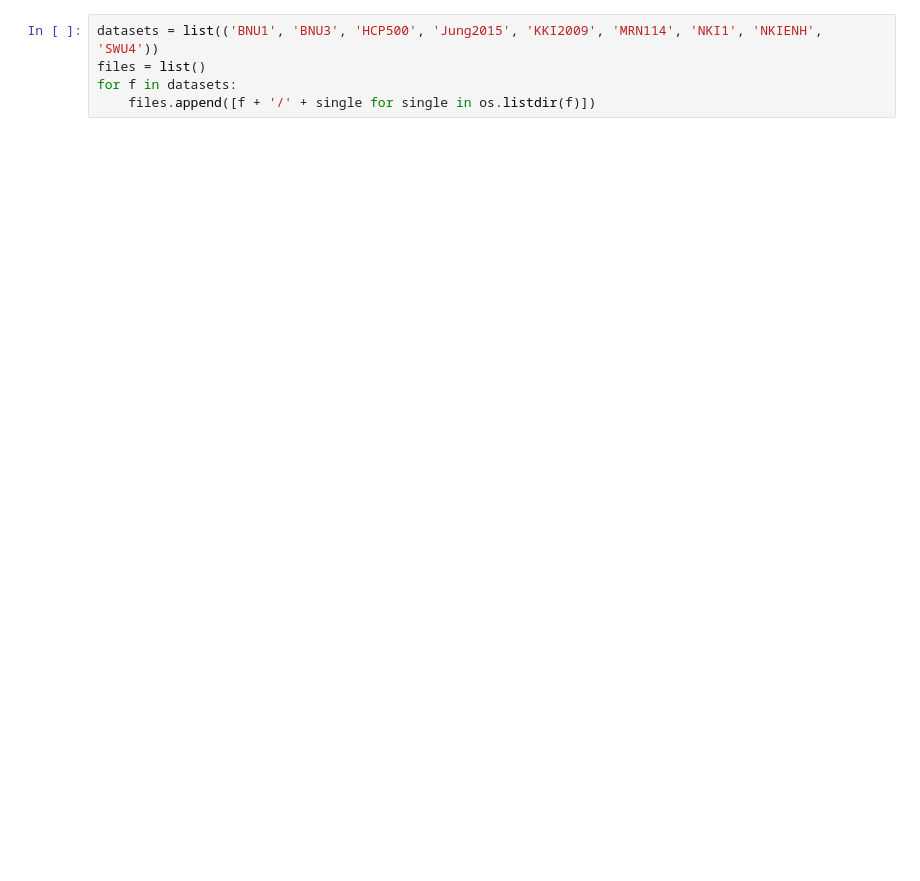
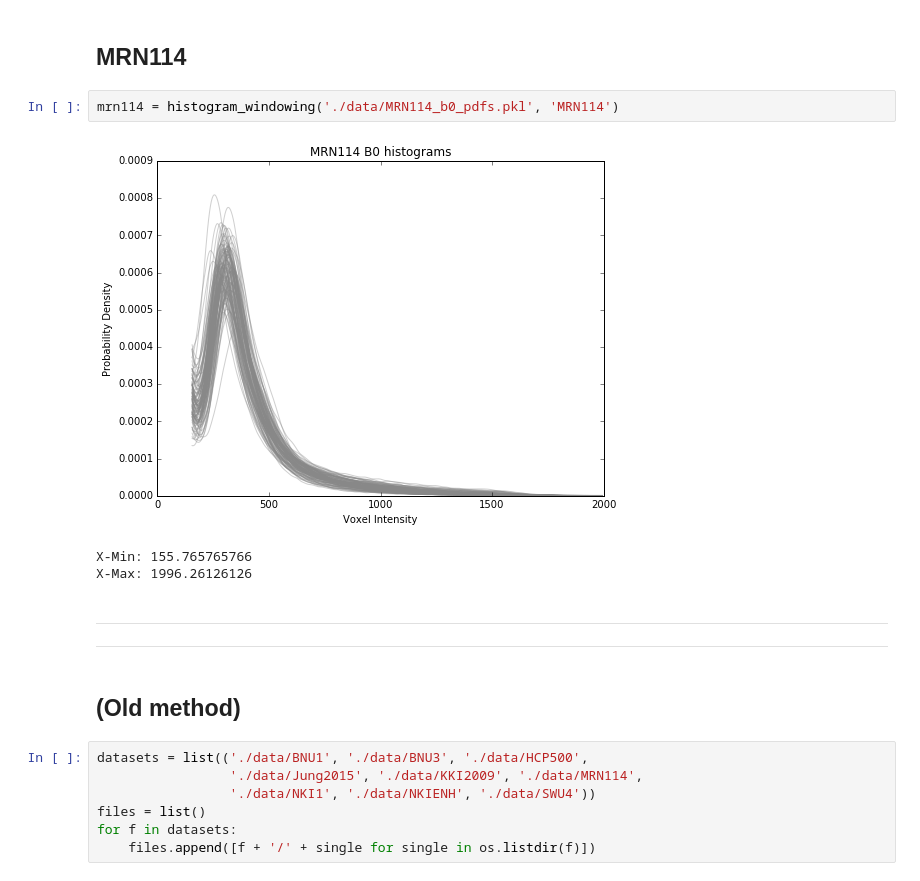
Before and after one commit to neurodata/nddocs-archive, a Jupyter notebook: mrgraphs/dataset_variance.ipynb, the cells around one changed output. Drawn from its saved outputs; the diff is of its cells as text; blank space fills up the shorter version.

```diff
--- a/mrgraphs/dataset_variance.ipynb
+++ b/mrgraphs/dataset_variance.ipynb
@@ -7,5 +91,21 @@ import os
+# %% [markdown]
+## MRN114
+# %%
+mrn114 = histogram_windowing('./data/MRN114_b0_pdfs.pkl', 'MRN114')
+# %% [output]
+[figure, added]
+X-Min: 155.765765766
+X-Max: 1996.26126126
+# %% [markdown]
+--------------
+
+--------------
+# %% [markdown]
+## (Old method)
 # %%
-datasets = list(('BNU1', 'BNU3', 'HCP500', 'Jung2015', 'KKI2009', 'MRN114', 'NKI1', 'NKIENH', 'SWU4'))
+datasets = list(('./data/BNU1', './data/BNU3', './data/HCP500',
+                 './data/Jung2015', './data/KKI2009', './data/MRN114',
+                 './data/NKI1', './data/NKIENH', './data/SWU4'))
 files = list()
 for f in datasets:
     files.append([f + '/' + single for single in os.listdir(f)])
```
Also changed, not shown: parts of 11 cells of this notebook.
